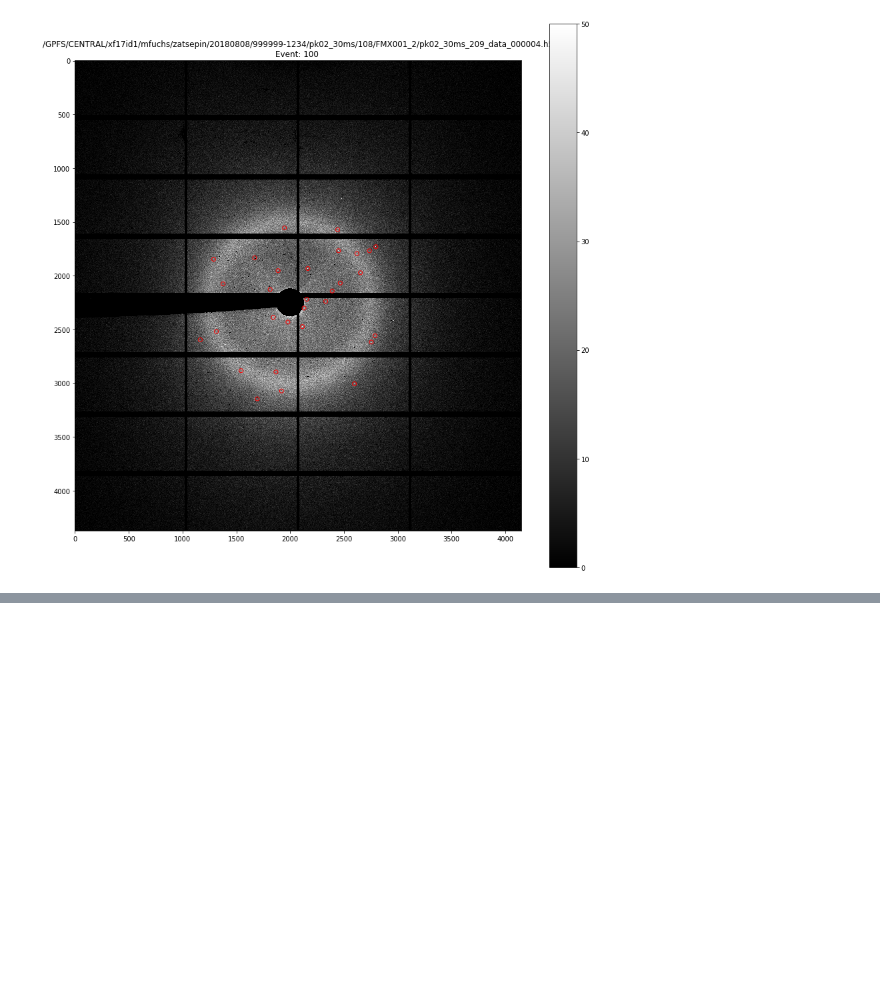
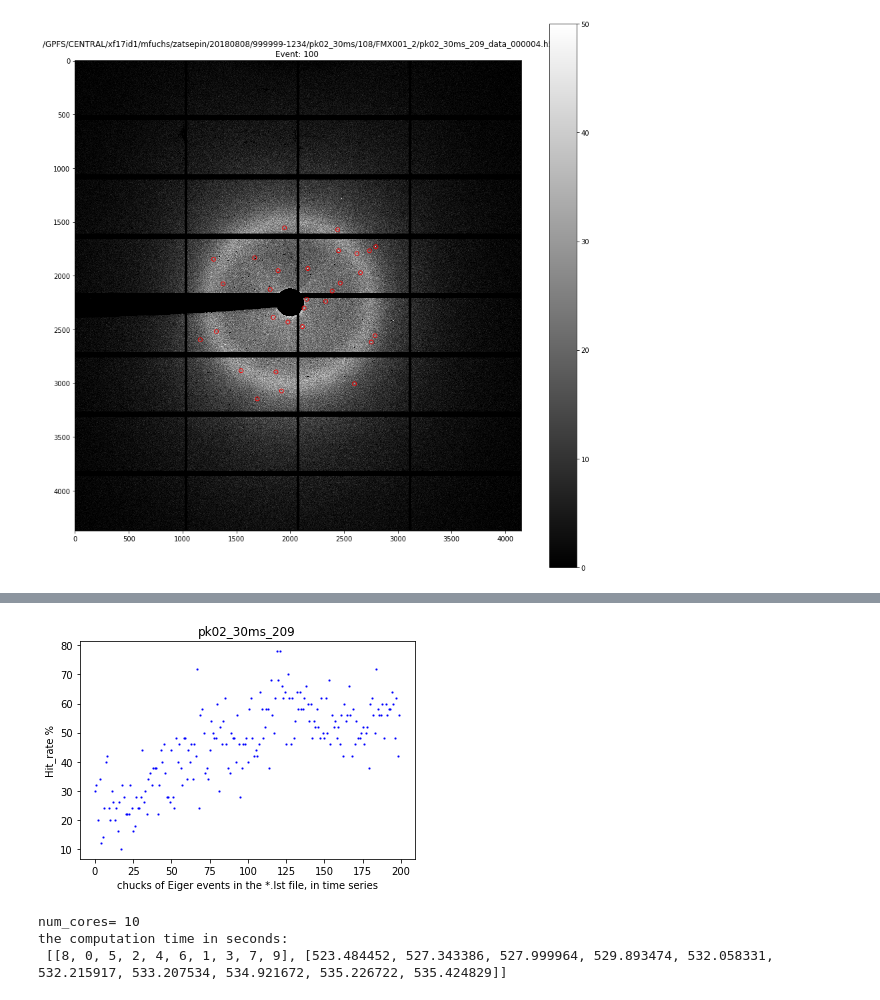
Before and after one commit to chufengl/NSLS_FMX_tools, a Jupyter notebook: NSLS_FMX_tools.ipynb, the cells around one changed output, grey strips where cells are left out. Drawn from its saved outputs; the diff is of its cells as text; code cells hidden in the pictures; blank space fills up the shorter version.

```diff
--- a/NSLS_FMX_tools.ipynb
+++ b/NSLS_FMX_tools.ipynb
@@ -277,0 +306,20 @@ The shape of the image is : (4371, 4150)
+# %%
+folder_name='../demo_test/demo_mpimask_ALL'
+folder=comput_info.Folder(folder_name)
+num_Eiger_file,Hit_count_all_flat,Hit_rate_all_flat=folder.Get_hit_stats_all()
+Eiger_file_pre=folder.Get_hit_stats_single(0)['Eiger_file_pre']
+plt.figure(num=1)
+plt.plot(Hit_rate_all_flat,'bs',markersize=1)
+plt.xlabel('chucks of Eiger events in the *.lst file, in time series')
+plt.ylabel('Hit_rate %')
+plt.title(Eiger_file_pre)
+#plt.savefig('Hit_rate.png')
+plt.show()
+num_workers=folder.comp_time_lst['num_workers']
+print('num_cores=',num_workers)
+print('the computation time in seconds:\n',folder.comp_time_lst['computation_time_list'])
+# %% [output]
+[figure, added]
+num_cores= 10
+the computation time in seconds:
+ [[8, 0, 5, 2, 4, 6, 1, 3, 7, 9], [523.484452, 527.343386, 527.999964, 529.893474, 532.058331, 532.215917, 533.207534, 534.921672, 535.226722, 535.424829]]
```
Also changed, not shown: parts of 9 cells of this notebook, 2 other files.
